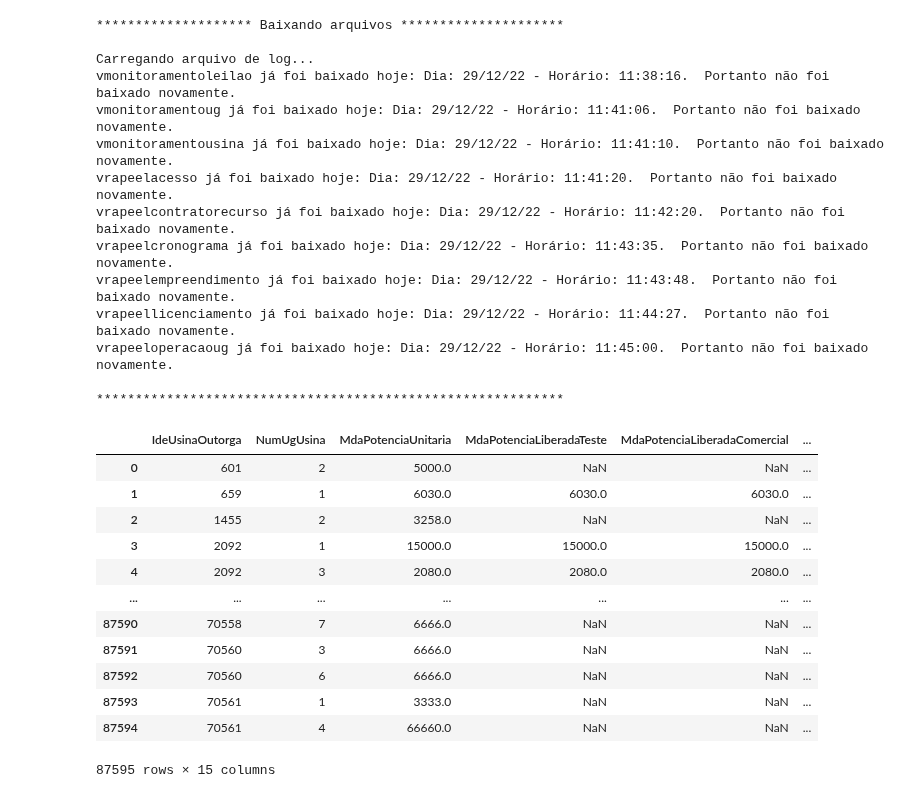
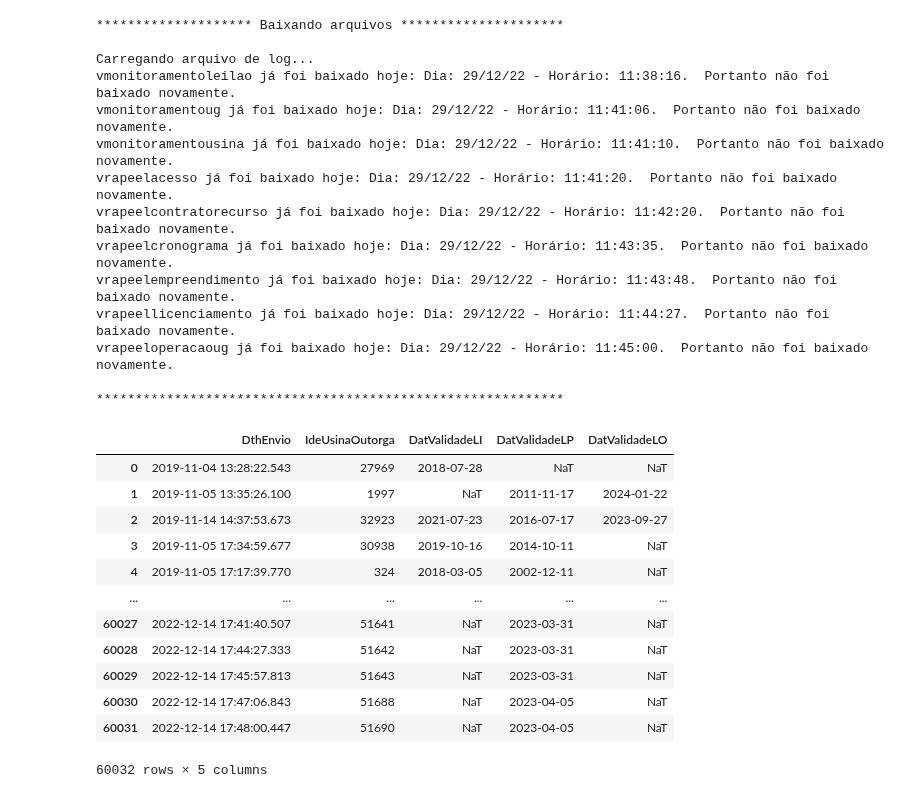
Before and after one commit to Vinicius667/Previsor, a Jupyter notebook: App/Previsor_teste2.ipynb, the cells around one changed output. Cells and saved outputs as stored; diff of their text form; code cells hidden in the pictures.

```diff
--- a/App/Previsor_teste2.ipynb
+++ b/App/Previsor_teste2.ipynb
@@ -54 +69,17 @@ rapeel_cronograma = pd.read_parquet(os.path.join(directory,"vrapeelcronograma.gz
+# %%
+input_rapee
+# %% [output]
+|  | DthEnvio | IdeUsinaOutorga | DatValidadeLI | DatValidadeLP | DatValidadeLO |
+| 0 | 2019-11-04 13:28:22.543 | 27969 | 2018-07-28 | NaT | NaT |
+| 1 | 2019-11-05 13:35:26.100 | 1997 | NaT | 2011-11-17 | 2024-01-22 |
+| 2 | 2019-11-14 14:37:53.673 | 32923 | 2021-07-23 | 2016-07-17 | 2023-09-27 |
+| 3 | 2019-11-05 17:34:59.677 | 30938 | 2019-10-16 | 2014-10-11 | NaT |
+| 4 | 2019-11-05 17:17:39.770 | 324 | 2018-03-05 | 2002-12-11 | NaT |
+| ... | ... | ... | ... | ... | ... |
+| 60027 | 2022-12-14 17:41:40.507 | 51641 | NaT | 2023-03-31 | NaT |
+| 60028 | 2022-12-14 17:44:27.333 | 51642 | NaT | 2023-03-31 | NaT |
+| 60029 | 2022-12-14 17:45:57.813 | 51643 | NaT | 2023-03-31 | NaT |
+| 60030 | 2022-12-14 17:47:06.843 | 51688 | NaT | 2023-04-05 | NaT |
+| 60031 | 2022-12-14 17:48:00.447 | 51690 | NaT | 2023-04-05 | NaT |
+60032 rows × 5 columns
 # %%
@@ -61,16 +87,0 @@ monitoramentoug = pd.read_parquet(os.path.join(directory,"vmonitoramentoug.gzip"
-# %%
-monitoramentoug
-# %% [output]
-|  | IdeUsinaOutorga | NumUgUsina | MdaPotenciaUnitaria | MdaPotenciaLiberadaTeste | MdaPotenciaLiberadaComercial | ... |
-| 0 | 601 | 2 | 5000.0 | NaN | NaN | ... |
-| 1 | 659 | 1 | 6030.0 | 6030.0 | 6030.0 | ... |
-| 2 | 1455 | 2 | 3258.0 | NaN | NaN | ... |
-| 3 | 2092 | 1 | 15000.0 | 15000.0 | 15000.0 | ... |
-| 4 | 2092 | 3 | 2080.0 | 2080.0 | 2080.0 | ... |
-| ... | ... | ... | ... | ... | ... | ... |
-| 87590 | 70558 | 7 | 6666.0 | NaN | NaN | ... |
-| 87591 | 70560 | 3 | 6666.0 | NaN | NaN | ... |
-| 87592 | 70560 | 6 | 6666.0 | NaN | NaN | ... |
-| 87593 | 70561 | 1 | 3333.0 | NaN | NaN | ... |
-| 87594 | 70561 | 4 | 66660.0 | NaN | NaN | ... |
-87595 rows × 15 columns
```
Also changed, not shown: parts of 10 cells of this notebook, 1 other file.
